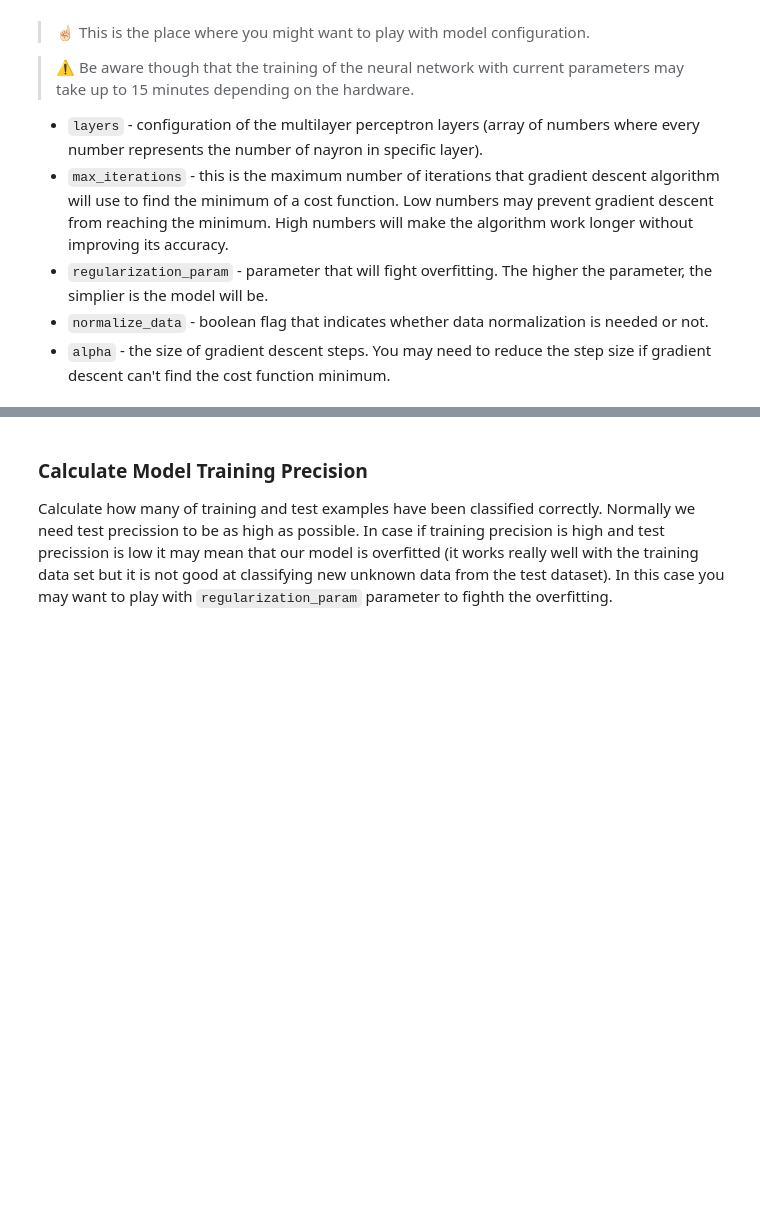
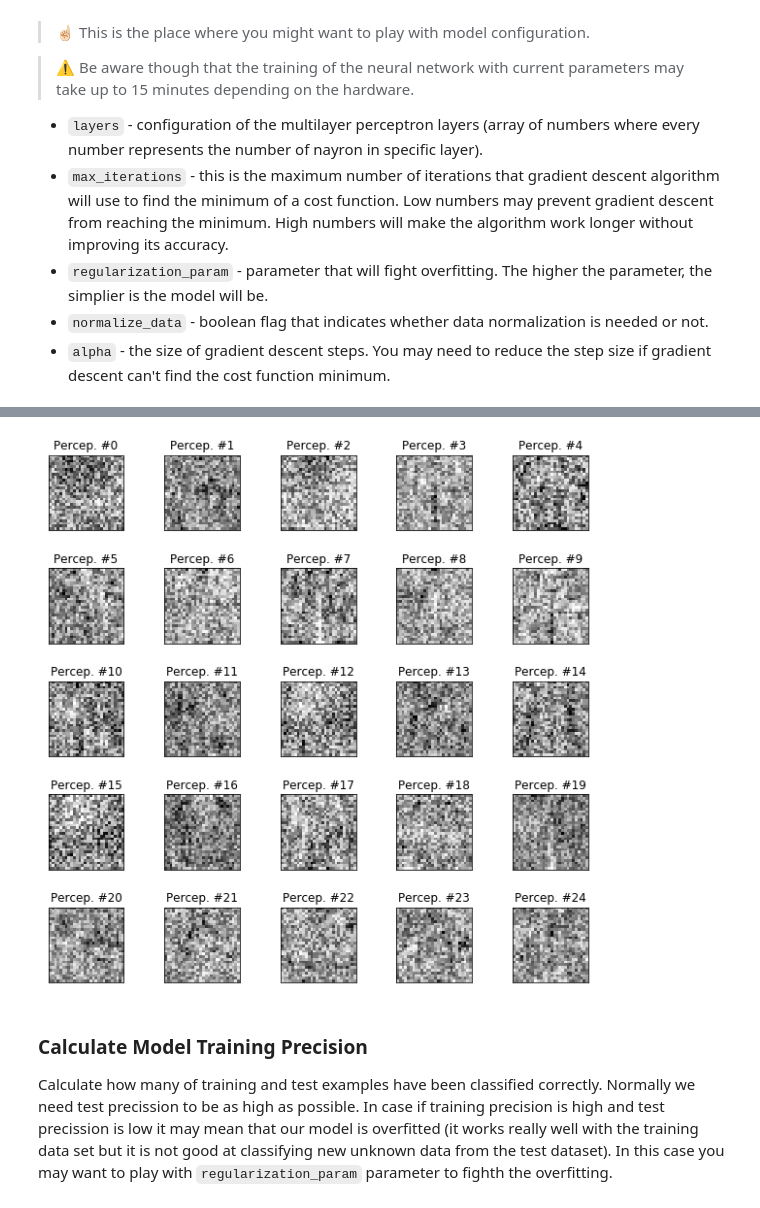
Before and after one commit to trekhleb/homemade-machine-learning, a Jupyter notebook: notebooks/neural_network/multilayer_perceptron_fashion_demo.ipynb, the cells around one changed output, grey strips where cells are left out. Cells and saved outputs as stored; diff of their text form; code cells hidden in the pictures; blank space fills up the shorter version.

```diff
--- a/notebooks/neural_network/multilayer_perceptron_fashion_demo.ipynb
+++ b/notebooks/neural_network/multilayer_perceptron_fashion_demo.ipynb
@@ -197,3 +209,39 @@ plt.show()
+# %%
+# Setup the number of layer we want to display.
+# We want to display the first hidden layer.
+layer_number = 1
+
+# How many perceptrons to display.
+num_perceptrons = len(thetas[layer_number - 1])
+
+# Calculate the number of cells that will hold all the images.
+num_cells = math.ceil(math.sqrt(num_perceptrons))
+
+# Make the plot a little bit bigger than default one.
+plt.figure(figsize=(10, 10))
+
+# Go through the perceptrons plot what they've learnt.
+for perceptron_index in range(num_perceptrons):
+    # Extract perceptron data.
+    perceptron = thetas[layer_number - 1][perceptron_index][1:]
+
+    # Calculate image size (remember that each picture has square proportions).
+    image_size = int(math.sqrt(perceptron.shape[0]))
+
+    # Convert image vector into the matrix of pixels.
+    frame = perceptron.reshape((image_size, image_size))
+
+    # Plot the image matrix.
+    plt.subplot(num_cells, num_cells, perceptron_index + 1)
+    plt.imshow(frame, cmap='Greys', vmin=np.amin(frame), vmax=np.amax(frame))
+    plt.title('Percep. #%s' % perceptron_index)
+    plt.tick_params(axis='both', which='both', bottom=False, left=False, labelbottom=False, labelleft=False)
+
+# Plot all subplots.
+plt.subplots_adjust(hspace=0.5, wspace=0.5)
+plt.show()
+# %% [output]
+[figure, added]
 # %% [markdown]
 ### Calculate Model Training Precision
 
```
Also changed, not shown: parts of 6 cells of this notebook.
